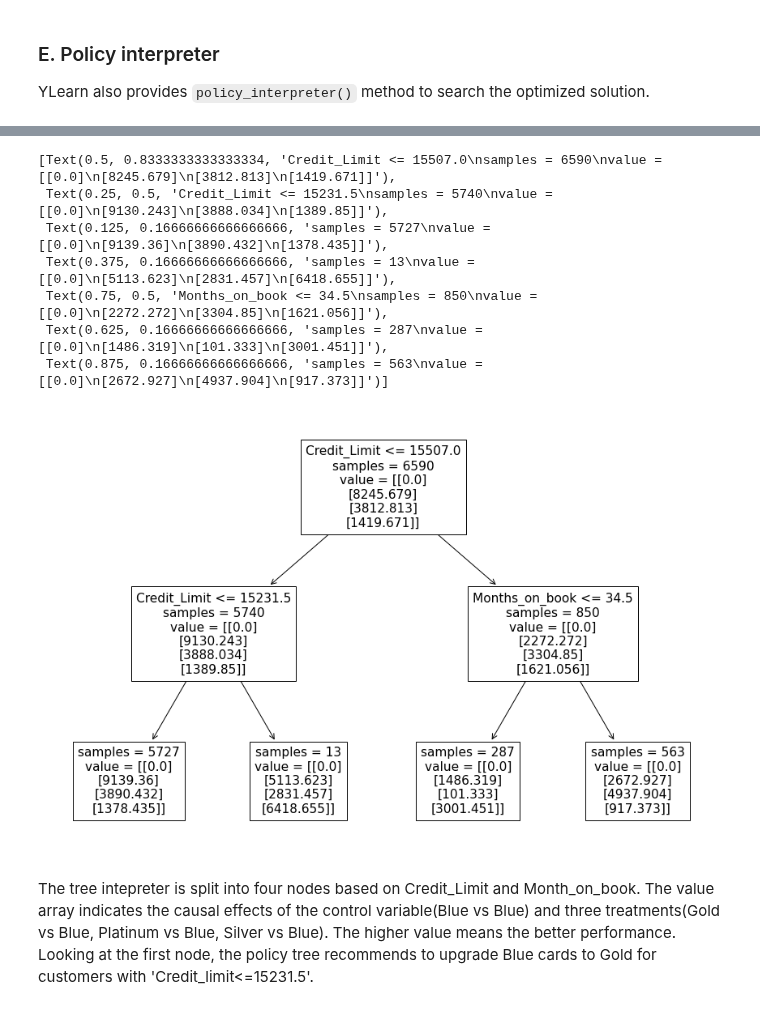
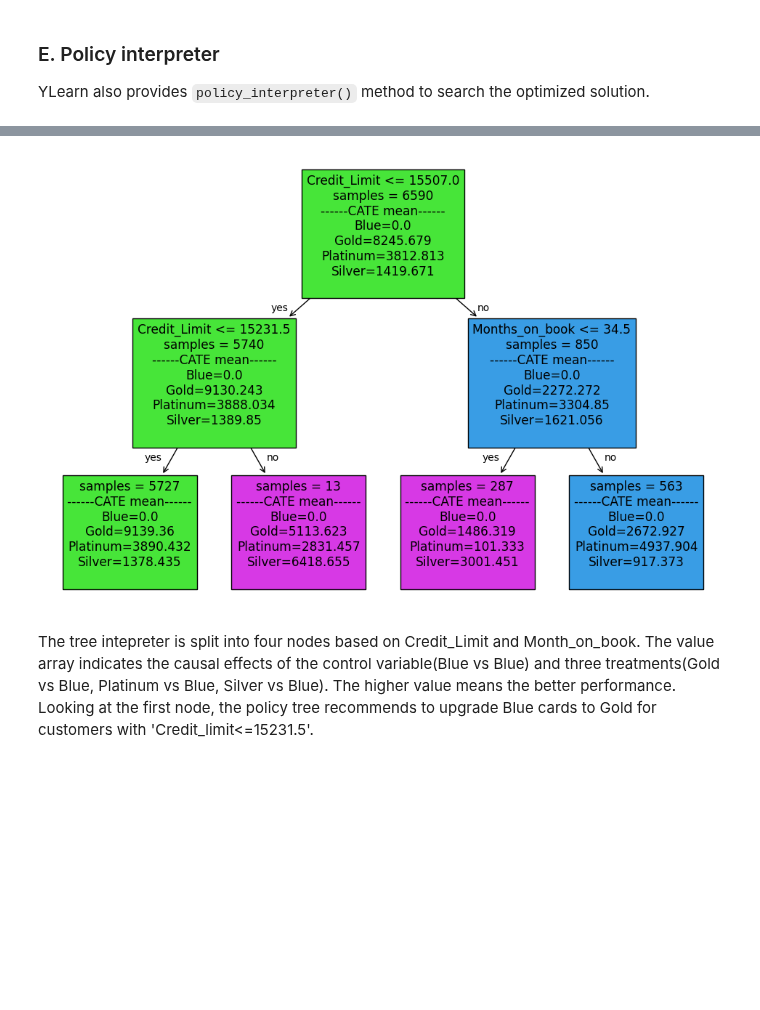
Before and after one commit to DataCanvasIO/YLearn, a Jupyter notebook: example_usages/case_study_bank.ipynb, the cells around one changed output, grey strips where cells are left out. Cells and saved outputs as stored; diff of their text form; code cells hidden in the pictures; blank space fills up the shorter version.

```diff
--- a/example_usages/case_study_bank.ipynb
+++ b/example_usages/case_study_bank.ipynb
@@ -222,6 +225,6 @@ YLearn also provides `policy_interpreter()` method to search the optimized solut
 # %%
 pi=why.policy_interpreter(whatif_data,  max_depth=2)
 
-plt.figure(figsize=(15, 10), )
+plt.figure(figsize=(12, 8), )
 pi.plot()
 # %% [output]
@@ -231,11 +234,4 @@ pi.plot()
-[Text(0.5, 0.8333333333333334, 'Credit_Limit <= 15507.0\nsamples = 6590\nvalue = [[0.0]\n[8245.679]\n[3812.813]\n[1419.671]]'),
- Text(0.25, 0.5, 'Credit_Limit <= 15231.5\nsamples = 5740\nvalue = [[0.0]\n[9130.243]\n[3888.034]\n[1389.85]]'),
- Text(0.125, 0.16666666666666666, 'samples = 5727\nvalue = [[0.0]\n[9139.36]\n[3890.432]\n[1378.435]]'),
- Text(0.375, 0.16666666666666666, 'samples = 13\nvalue = [[0.0]\n[5113.623]\n[2831.457]\n[6418.655]]'),
- Text(0.75, 0.5, 'Months_on_book <= 34.5\nsamples = 850\nvalue = [[0.0]\n[2272.272]\n[3304.85]\n[1621.056]]'),
- Text(0.625, 0.16666666666666666, 'samples = 287\nvalue = [[0.0]\n[1486.319]\n[101.333]\n[3001.451]]'),
- Text(0.875, 0.16666666666666666, 'samples = 563\nvalue = [[0.0]\n[2672.927]\n[4937.904]\n[917.373]]')]
-[figure, old version]
+[figure, new version]
 # %% [markdown]
 The tree intepreter is split into four nodes based on Credit_Limit and Month_on_book. The value array indicates the causal effects of the control variable(Blue vs Blue) and three treatments(Gold vs Blue, Platinum vs Blue, Silver vs Blue). The higher value means the better performance. Looking at the first node, the policy tree recommends to upgrade Blue cards to Gold for customers with 'Credit_limit<=15231.5'.
 # %% [markdown]
```
Also changed, not shown: parts of 13 cells of this notebook.
